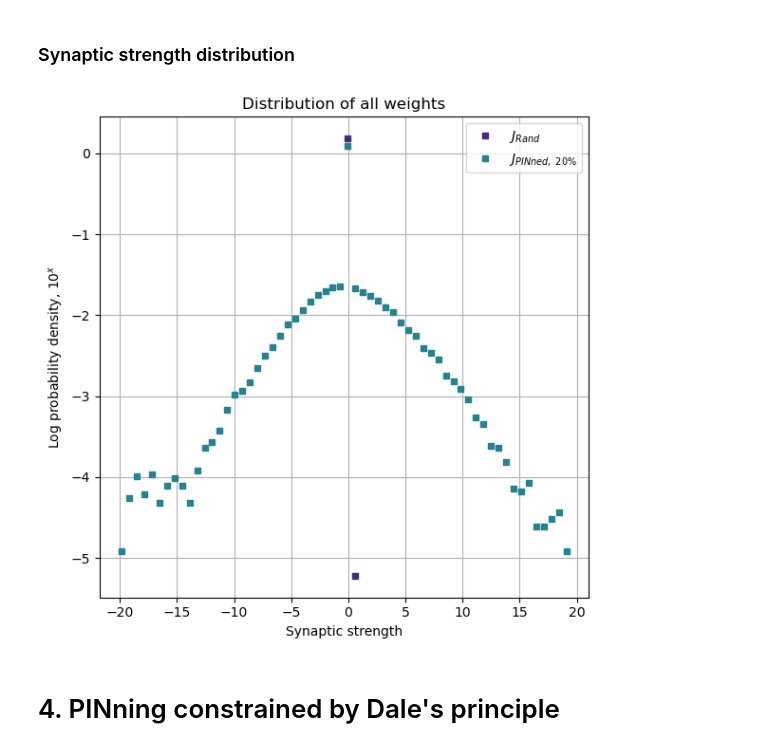
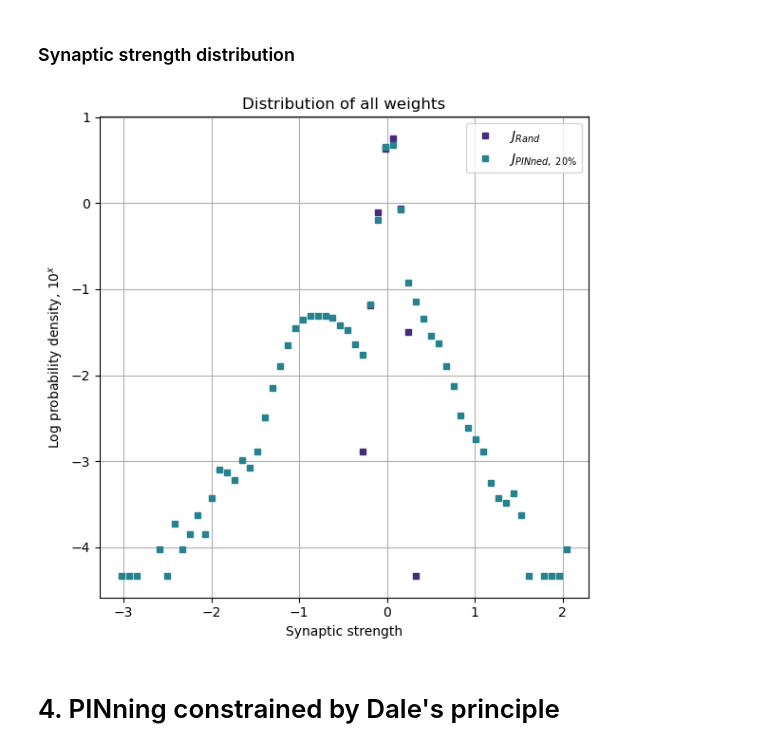
Before and after one commit to JohanneBohn/Reproducing-neural-sequences-with-Partial-In-Network-Training, a Jupyter notebook: main.ipynb, the cells around one changed output. Cells and saved outputs as stored; diff of their text form; code cells hidden in the pictures.

Commit message:
set_dale_constraint_mixed + resulting model

```diff
--- a/main.ipynb
+++ b/main.ipynb
@@ -10,7 +10,7 @@ model.save(model_path)
 # Loading:
 
 from src.training import PINning
-model, inputs = PINning.load(model_path)
+dale_model, inputs = PINning.load('fulldale_model_pgd20260802_183851_p20_exc=80.npz')
 # %% [markdown]
 # 1. Targets generation
 # %%
@@ -117,9 +117,9 @@ Metrics.network_output(final_rates, T, dt)
 # %% [markdown]
 ### Synaptic strength distribution
 # %%
-PINned_model.display_weight_distribution(value = 'all', bins=60)
+dale_model.display_weight_distribution(value = 'all', bins=60)
 # %% [output]
-[figure, old version]
+[figure, new version]
 # %% [markdown]
 # 4. PINning constrained by Dale's principle
 # %%
```
Also changed, not shown: parts of 10 cells of this notebook, 2 other files.
